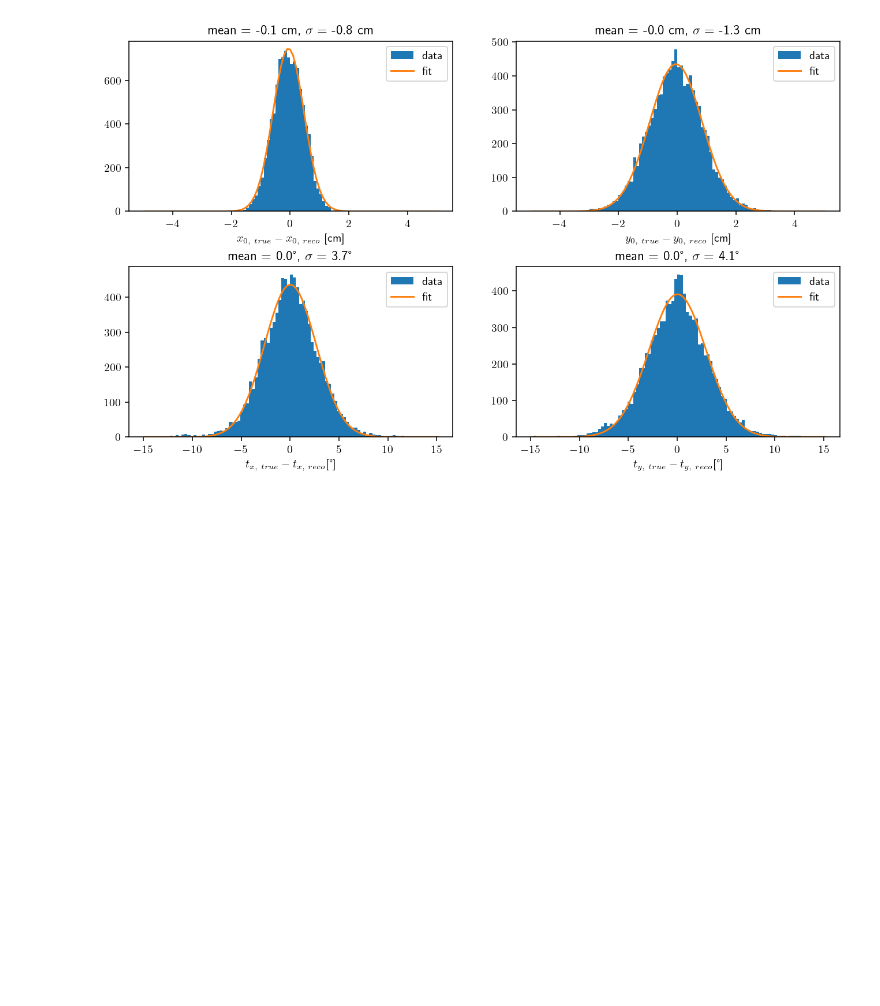
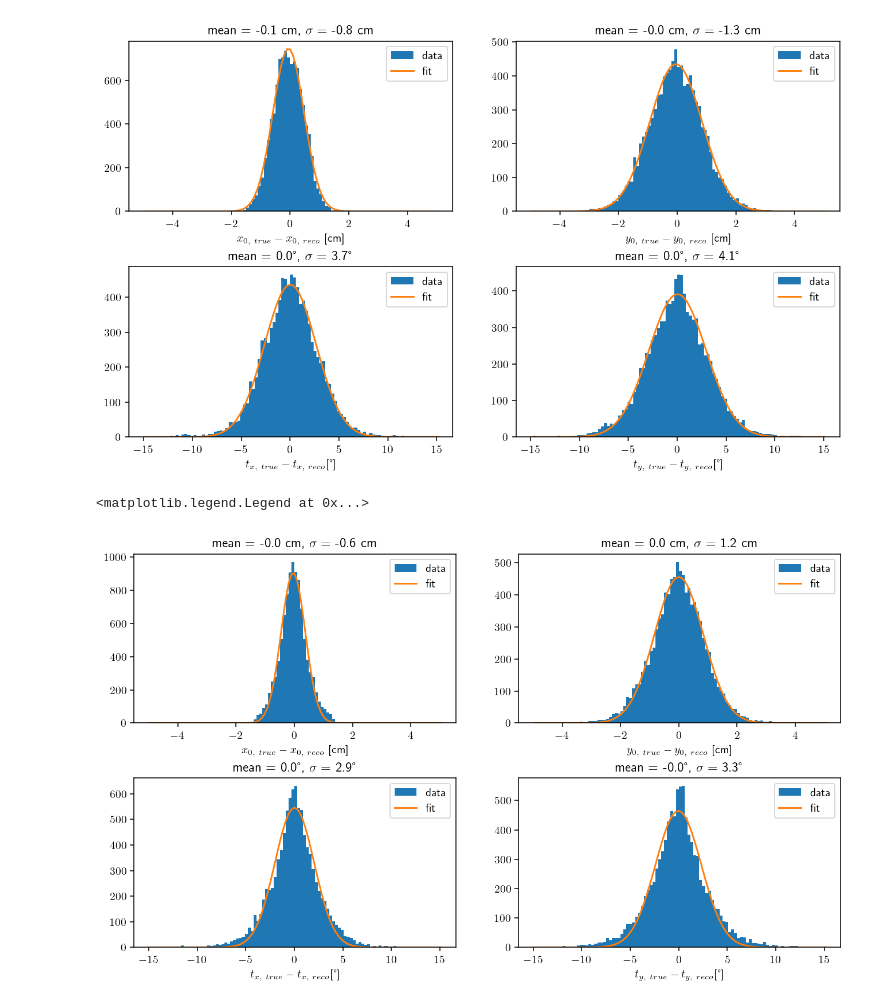
Before and after one commit to kauniska/ecal_reco, a Jupyter notebook: geant4/analysis/analysis.ipynb, the cells around one changed output. Saved outputs shown, nothing was run; the diff lists cells and outputs as text; code cells hidden in the pictures; blank space fills up the shorter version.

```diff
--- a/geant4/analysis/analysis.ipynb
+++ b/geant4/analysis/analysis.ipynb
@@ -142,3 +142,70 @@ axs[1, 1].legend()
 # %% [output]
 <matplotlib.legend.Legend at 0x...>
 [figure]
+# %%
+for t in tqdm(tracks[:5000]):
+    t.precise_track()
+# %%
+# compare fit precision
+from scipy.optimize import curve_fit
+bins = 100
+
+offset_x0 = [true[0]-t.x.x0 for (true, t) in zip(true_parameters, tracks)]
+hist_x0, bins_x0 = np.histogram(offset_x0, bins, range = [-5, 5])
+bins_x0 = [b + (bins_x0[1] - bins_x0[0])/2 for b in bins_x0]
+offset_y0 = [true[1] - t.y.x0 for (true, t) in zip(true_parameters, tracks)]
+hist_y0, bins_y0 = np.histogram(offset_y0, bins, range = [-5, 5])
+bins_y0 = [b + (bins_y0[1] - bins_y0[0])/2 for b in bins_y0]
+offset_tx = [180 * (np.arctan(true[2]) - np.arctan(t.x.t)) / np.pi for (true, t) in zip(true_parameters, tracks)]
+hist_tx, bins_tx = np.histogram(offset_tx, bins, range = [-15, 15])
+bins_tx = [b + (bins_tx[1] - bins_tx[0])/2 for b in bins_tx]
+offset_ty = [180 * (np.arctan(true[3]) - np.arctan(t.y.t)) / np.pi for (true, t) in zip(true_parameters, tracks)]
+hist_ty, bins_ty = np.histogram(offset_ty, bins, range = [-15, 15])
+bins_ty = [b + (bins_ty[1] - bins_ty[0])/2 for b in bins_ty]
+
+# Define the Gaussian function
+def Gauss(x, x0, sig, A):
+    y = A*np.exp(-1*(x-x0)**2/(sig**2))
+    return y
+
+parameters_x0, _ = curve_fit(Gauss, bins_x0[:-1], hist_x0)
+parameters_y0, _ = curve_fit(Gauss, bins_y0[:-1], hist_y0)
+parameters_tx, _ = curve_fit(Gauss, bins_tx[:-1], hist_tx)
+parameters_ty, _ = curve_fit(Gauss, bins_ty[:-1], hist_ty)
+
+
+fig, axs = plt.subplots(2, 2, figsize = (10, 6))
+fig.tight_layout(pad = 3)
+
+axs[0, 0].set_title('mean = {:.1f} cm, $\sigma=$ {:.1f} cm'.format(parameters_x0[0], parameters_x0[1]))
+axs[0, 0].hist(offset_x0, bins = bins, label = 'data', range = [-5, 5])
+axs[0, 0].set_xlabel('$x_{0,\ true} - x_{0,\ reco}$ [cm]')
+xs = np.linspace(np.min(bins_x0), np.max(bins_x0), 100)
+axs[0, 0].plot(xs, Gauss(xs, parameters_x0[0], parameters_x0[1], parameters_x0[2]), label = 'fit')
+axs[0, 0].legend()
+
+axs[0, 1].set_title('mean = {:.1f} cm, $\sigma=$ {:.1f} cm'.format(parameters_y0[0], parameters_y0[1]))
+axs[0, 1].hist(offset_y0, bins = bins, label = 'data', range = [-5, 5])
+axs[0, 1].set_xlabel('$y_{0,\ true} - y_{0,\ reco}$ [cm]')
+xs = np.linspace(np.min(bins_y0), np.max(bins_y0), 100)
+axs[0, 1].plot(xs, Gauss(xs, parameters_y0[0], parameters_y0[1], parameters_y0[2]), label = 'fit')
+axs[0, 1].legend()
+
+axs[1, 0].set_title('mean = {:.1f}°, $\sigma=$ {:.1f}°'.format(parameters_tx[0], parameters_tx[1]))
+axs[1, 0].hist(offset_tx, bins = bins, label = 'data', range = [-15, 15])
+axs[1, 0].set_xlabel('$t_{x,\ true} - t_{x,\ reco}$[°]')
+xs = np.linspace(np.min(bins_tx), np.max(bins_tx), 100)
+axs[1, 0].plot(xs, Gauss(xs, parameters_tx[0], parameters_tx[1], parameters_tx[2]), label = 'fit')
+axs[1, 0].legend()
+
+axs[1, 1].set_title('mean = {:.1f}°, $\sigma=$ {:.1f}°'.format(parameters_ty[0], parameters_ty[1]))
+axs[1, 1].hist(offset_ty, bins = bins, label = 'data', range = [-15, 15])
+axs[1, 1].set_xlabel('$t_{y,\ true} - t_{y,\ reco}$[°]')
+xs = np.linspace(np.min(bins_ty), np.max(bins_ty), 100)
+axs[1, 1].plot(xs, Gauss(xs, parameters_ty[0], parameters_ty[1], parameters_ty[2]), label = 'fit')
+axs[1, 1].legend()
+
+# fig.show()
+# %% [output]
+<matplotlib.legend.Legend at 0x...>
+[figure, added]
```
Also changed, not shown: parts of 1 cell of this notebook, 1 other file.
